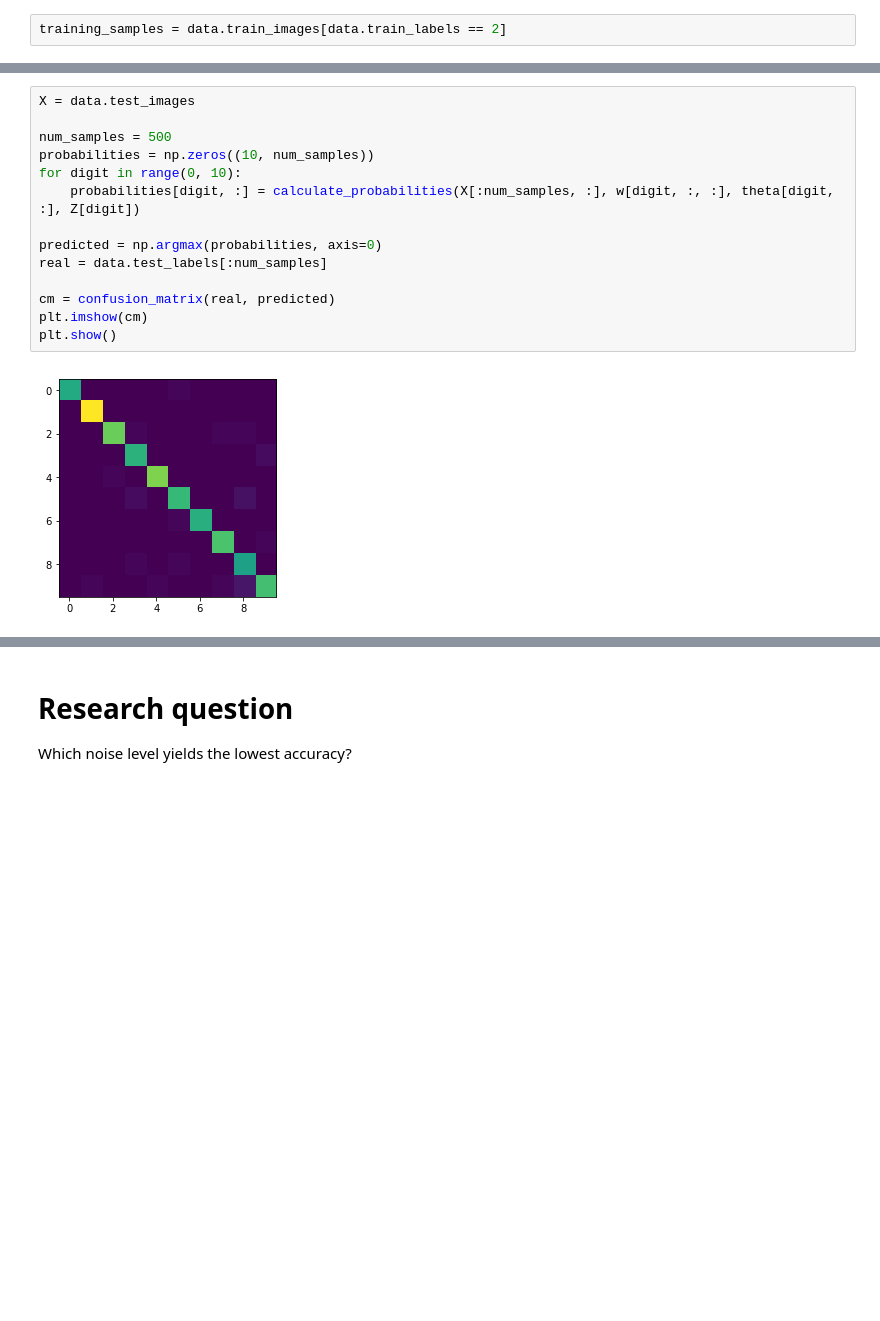
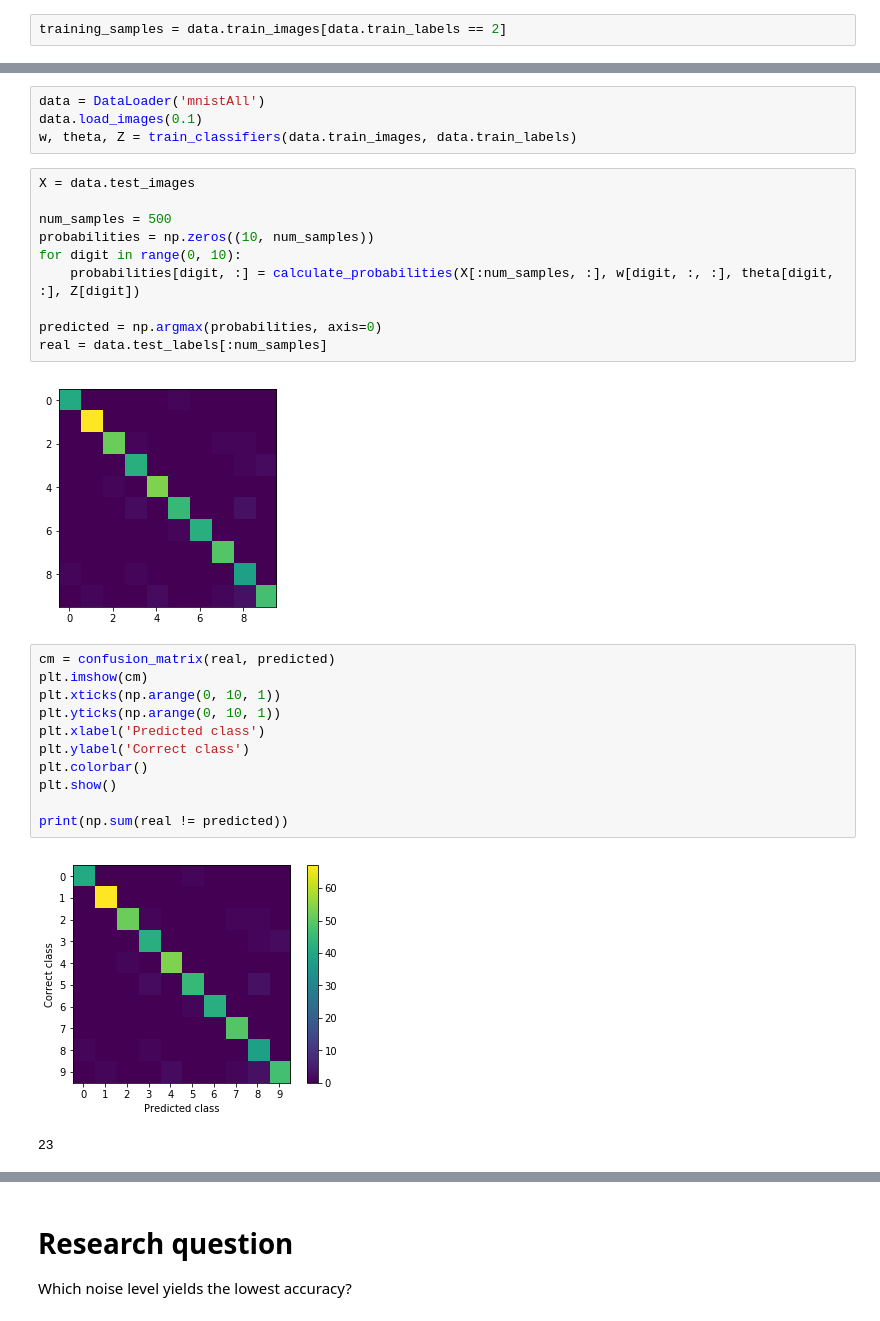
Before and after one commit to kevin91nl/machine-learning, a Jupyter notebook: boltzmann/Boltzmann MFT.ipynb, the cells around one changed output, grey strips where cells are left out. Saved outputs shown, nothing was run; the diff lists cells and outputs as text; blank space fills up the shorter version.

```diff
--- a/boltzmann/Boltzmann MFT.ipynb
+++ b/boltzmann/Boltzmann MFT.ipynb
@@ -99,3 +98,7 @@ w, theta, Z = train_classifiers(data.train_images, data.train_labels)
+# %%
+data = DataLoader('mnistAll')
+data.load_images(0.1)
+w, theta, Z = train_classifiers(data.train_images, data.train_labels)
 # %%
 X = data.test_images
 
@@ -106,12 +109,22 @@ for digit in range(0, 10):
 
 predicted = np.argmax(probabilities, axis=0)
 real = data.test_labels[:num_samples]
-
-cm = confusion_matrix(real, predicted)
-plt.imshow(cm)
-plt.show()
 # %% [output]
 [figure]
+# %%
+cm = confusion_matrix(real, predicted)
+plt.imshow(cm)
+plt.xticks(np.arange(0, 10, 1))
+plt.yticks(np.arange(0, 10, 1))
+plt.xlabel('Predicted class')
+plt.ylabel('Correct class')
+plt.colorbar()
+plt.show()
+
+print(np.sum(real != predicted))
+# %% [output]
+[figure, added]
+23
 # %%
 metrics.accuracy_score(real, predicted)
 # %% [output]
```
Also changed, not shown: parts of 14 cells of this notebook, 3 other files.
